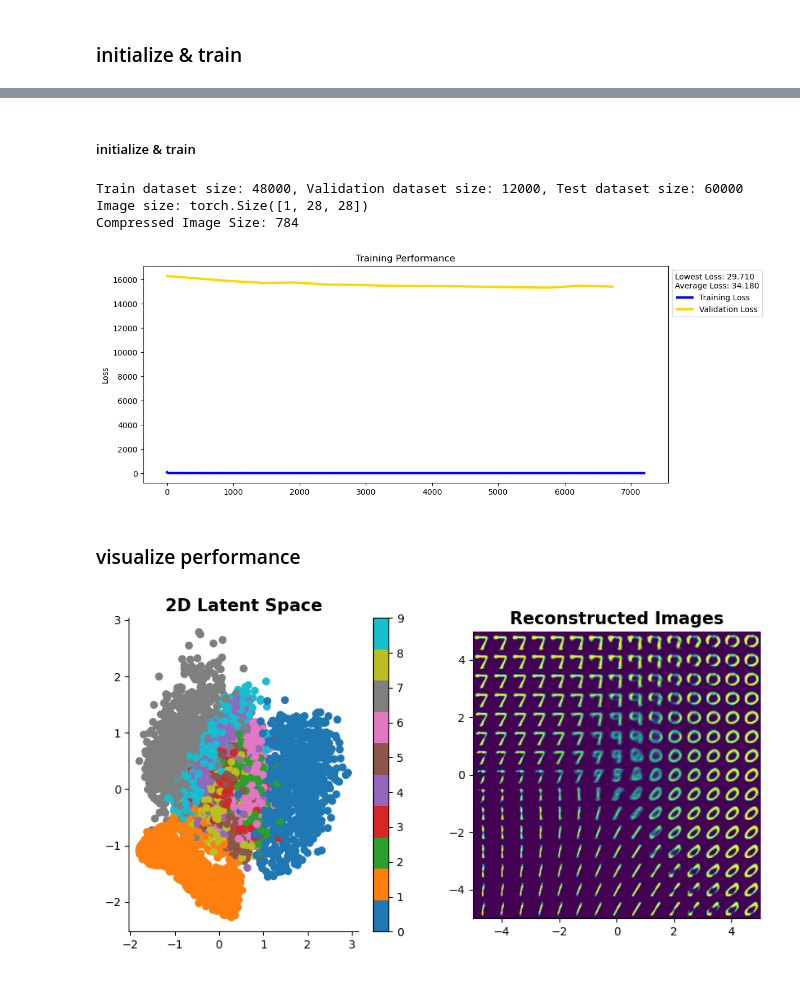
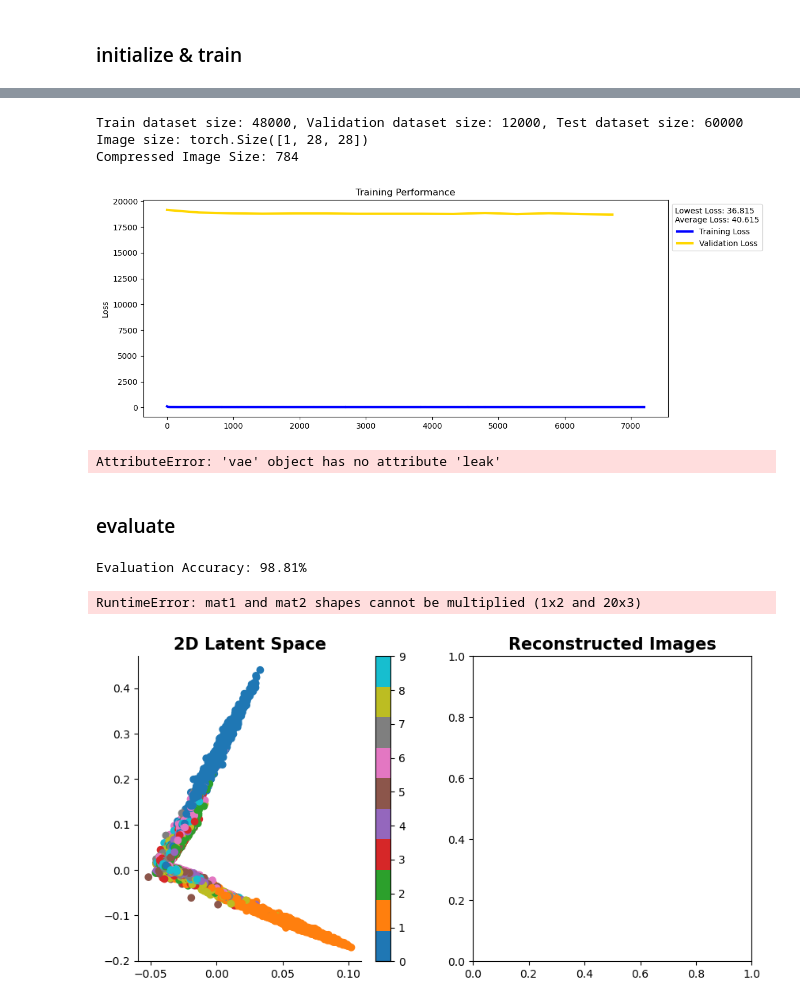
Before and after one commit to emmabacarra/cmbresearch, a Jupyter notebook: autoencoder practice/my vae.ipynb, the cells around one changed output, grey strips where cells are left out. Cells and saved outputs as stored; diff of their text form; code cells hidden in the pictures.

```diff
--- a/autoencoder practice/my vae.ipynb
+++ b/autoencoder practice/my vae.ipynb
@@ -250,5 +181,3 @@ def plot_reconstructed(model, rangex=(-5, 10), rangey=(-10, 5), n=12):
-# %% [markdown]
-##### initialize & train
 # %%
 print(f"Train dataset size: {len(train_dataset)}, Validation dataset size: {len(val_dataset)}, Test dataset size: {len(test_dataset)}")
 print(f"Image size: {train_dataset[0][0].size()}")
@@ -263,32 +192,40 @@ Compressed Image Size: 784
 # %%
 model = vae(
         input_dim=img_size,
-        hidden_dim=512,
-        num_layers=392,
-        latent_dim=2,
-        leak=0.2, drop=0.5
+        hidden_dim=400,
+        num_layers=3,
+        latent_dim=20,
+        leak=0.2, drop=0.5,
+        stochastic=False
     ).to(device)
+nnet = net(model, train_loader, val_loader, test_loader, batch_size)
 
-optimizer = Adam(model.parameters(), lr=0.001, weight_decay=1e-3)
-validation, losses = [], []
-train(model, optimizer, epochs=15,
-      loss_list=losses, val_list=validation, x_dim=img_size
-    )
+optimizer = Adam(model.parameters(), lr=0.001, weight_decay=1e-5) #
+
+nnet.train(optimizer=optimizer, epochs=15, x_dim=img_size, lsfn=loss_function)
 # %% [output]
-[figure, old version]
+[figure, new version]
-# %% [markdown]
-### visualize performance
+# %%
+print(model.leak)
+# %% [output]
+AttributeError: 'vae' object has no attribute 'leak'
+# %% [markdown]
+### evaluate
 # %%
+nnet.evaluate(test_loader, x_dim=img_size)
+
 plt.figure(figsize = (10, 5))
 
 plt.subplot(1, 2, 1)
 plt.title("2D Latent Space", fontsize = 15, fontweight = 'bold')
-plot_latent(model, train_loader, num_batches=batch_size)
+nnet.plat(test_loader)
 sns.despine()
 
 plt.subplot(1, 2, 2)
 plt.title("Reconstructed Images", fontsize = 15, fontweight = 'bold')
-plot_reconstructed(model, n=15, rangex=(-5, 5), rangey=(-5, 5))
+nnet.prec(test_dataset, n=15, rangex=(-5, 5), rangey=(-5, 5))
 sns.despine()
 # %% [output]
+Evaluation Accuracy: 98.81%
+RuntimeError: mat1 and mat2 shapes cannot be multiplied (1x2 and 20x3)
-[figure, old version]
+[figure, new version]
```
Also changed, not shown: parts of 15 cells of this notebook, 2 other files.
